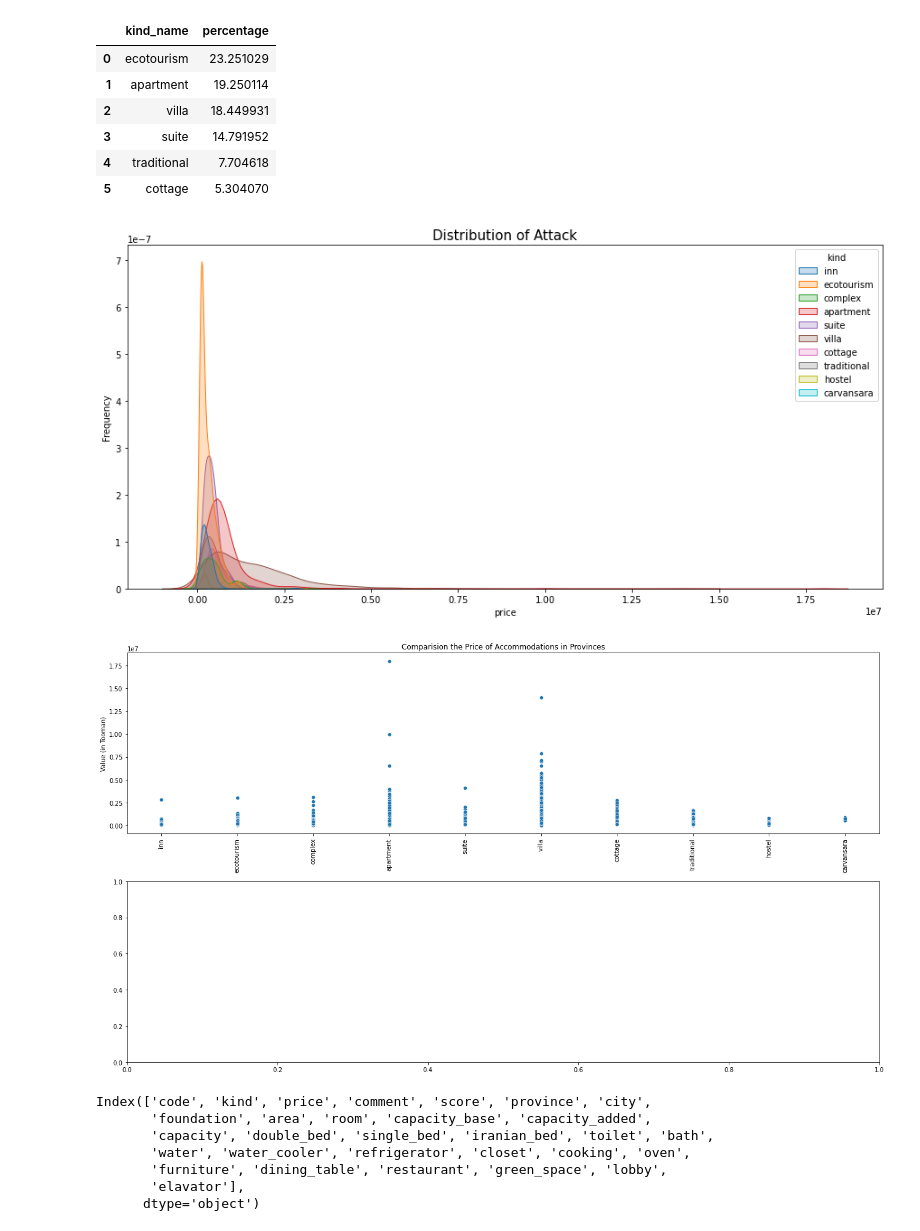
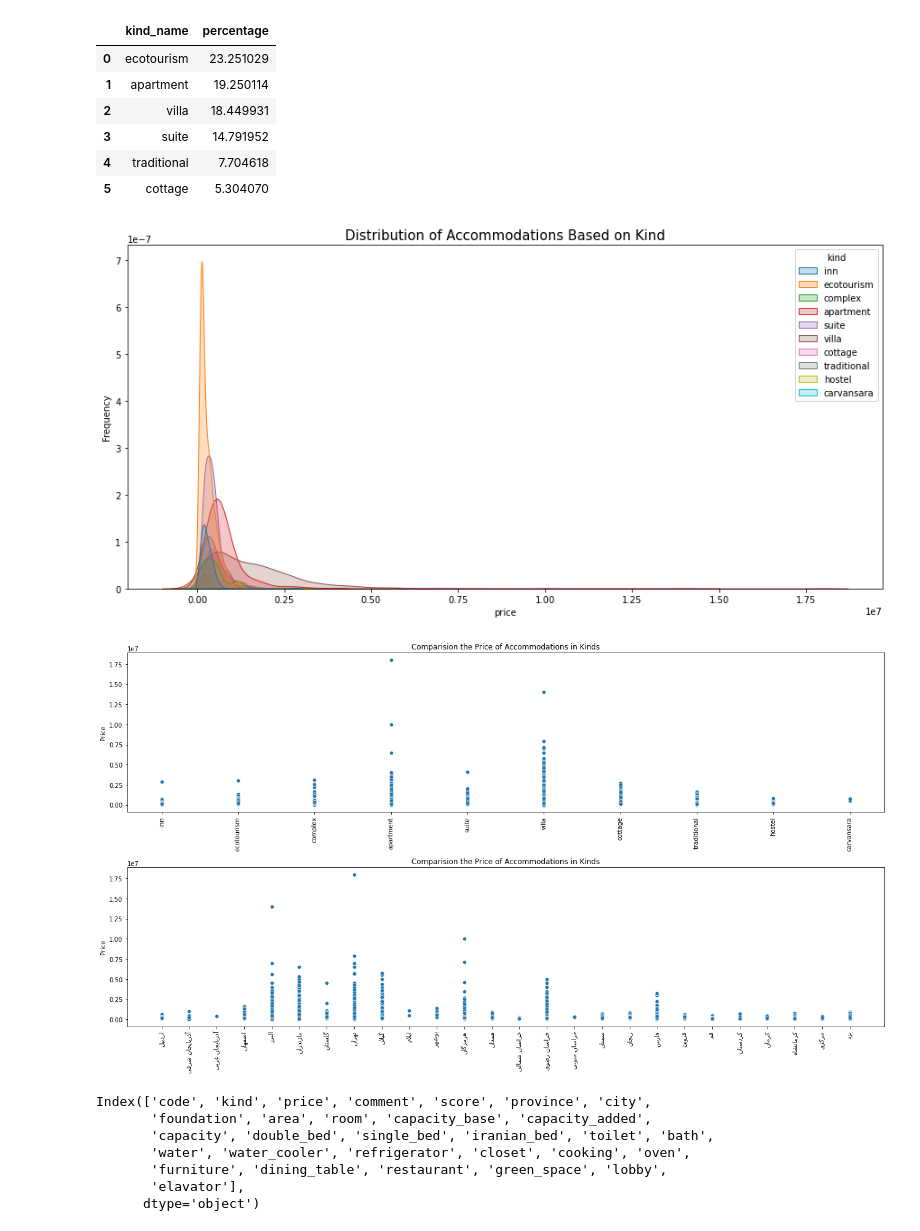
Before and after one commit to amiralimadadi/Jabama_WebScrap, a Jupyter notebook: Accommodations/2-Analysis.ipynb, the cells around one changed output. Cells and saved outputs as stored; diff of their text form; code cells hidden in the pictures.

```diff
--- a/Accommodations/2-Analysis.ipynb
+++ b/Accommodations/2-Analysis.ipynb
@@ -231,41 +231,41 @@ display(df_temp_kind[['kind_name','percentage']].head(6))
 plt.figure(figsize= (15, 7))
 sns.kdeplot(x = "price", hue = "kind", fill= True,data = df
             , palette= "tab10")
-plt.title("Distribution of Attack", fontsize = 15)
+plt.title("Distribution of Accommodations Based on Kind", fontsize = 15)
 plt.ylabel("Frequency")
 plt.show()
 
 # df_temp_province[df_temp_province['kind'] == 'villa']
 # %% [output]
-[figure, old version]
+[figure, new version]
 # %%
-df_temp_distribution = df[df['province'] == 'گیلان']
+# df_temp_distribution = df[df['province'] == 'گیلان']
 df_temp_distribution = df
 
 fig , axes = plt.subplots(2,1,figsize = (18, 10))
 g1 = sns.scatterplot(x = [get_display(reshape(label)) for label in df_temp_distribution['kind']]
                      , y = "price", data = df_temp_distribution, ax=axes[0])
 # g1.set(title=get_display(reshape('ارزش ملک در محله ها')))
 # g1.set(ylabel=get_display(reshape('ارزش ملک')))
-g1.set(title='Comparision the Price of Accommodations in Provinces');
-g1.set(ylabel='Value (in Tooman)');
+g1.set(title='Comparision the Price of Accommodations in Kinds');
+g1.set(ylabel='Price');
 g1.set(xlabel=None)
 plt.setp(axes[0].get_xticklabels(), rotation=90)
 
 
-# g2 = sns.scatterplot(x = [get_display(reshape(label)) for label in df['neighborhood']]
-#                      , y = "area", data = df, ax=axes[1])
-# # g2.set(title=get_display(reshape('متراژ ملک در محله ها')))
-# # g2.set(ylabel=get_display(reshape('متراژ ملک')))
-# g2.set(title='Comparision the Area of Houses in Neighbourhoods');
-# g2.set(ylabel='Area (in Meter)');
-# g2.set(xlabel=None)
-# plt.setp(axes[1].get_xticklabels(), rotation=90)
+g2 = sns.scatterplot(x = [get_display(reshape(label)) for label in df_temp_distribution['province']]
+                     , y = "price", data = df, ax=axes[1])
+# g2.set(title=get_display(reshape('متراژ ملک در محله ها')))
+# g2.set(ylabel=get_display(reshape('متراژ ملک')))
+g2.set(title='Comparision the Price of Accommodations in Kinds');
+g2.set(ylabel='Price');
+g2.set(xlabel=None)
+plt.setp(axes[1].get_xticklabels(), rotation=90)
 
 plt.tight_layout()
 plt.show()
 # %% [output]
-[figure, old version]
+[figure, new version]
 # %%
 df.columns
 # %% [output]
```
Also changed, not shown: parts of 1 cell of this notebook.
